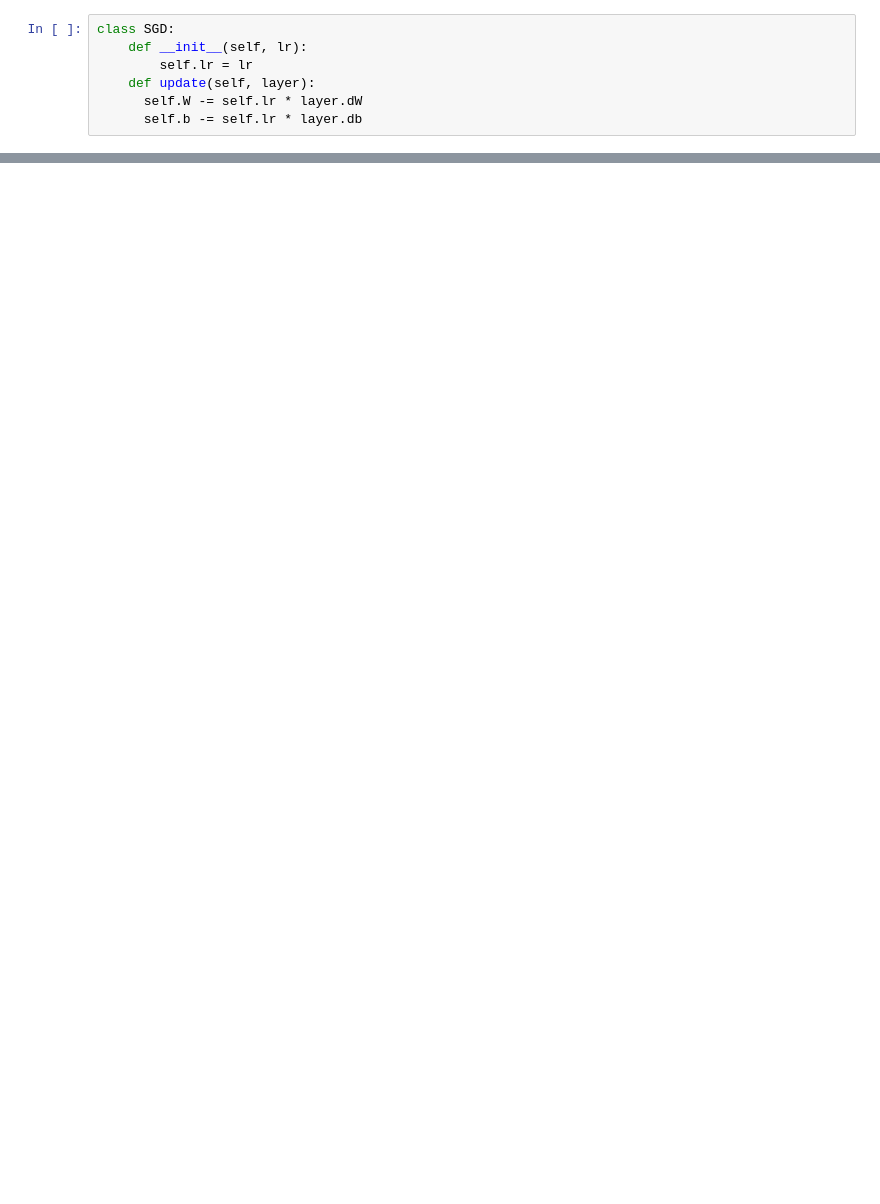
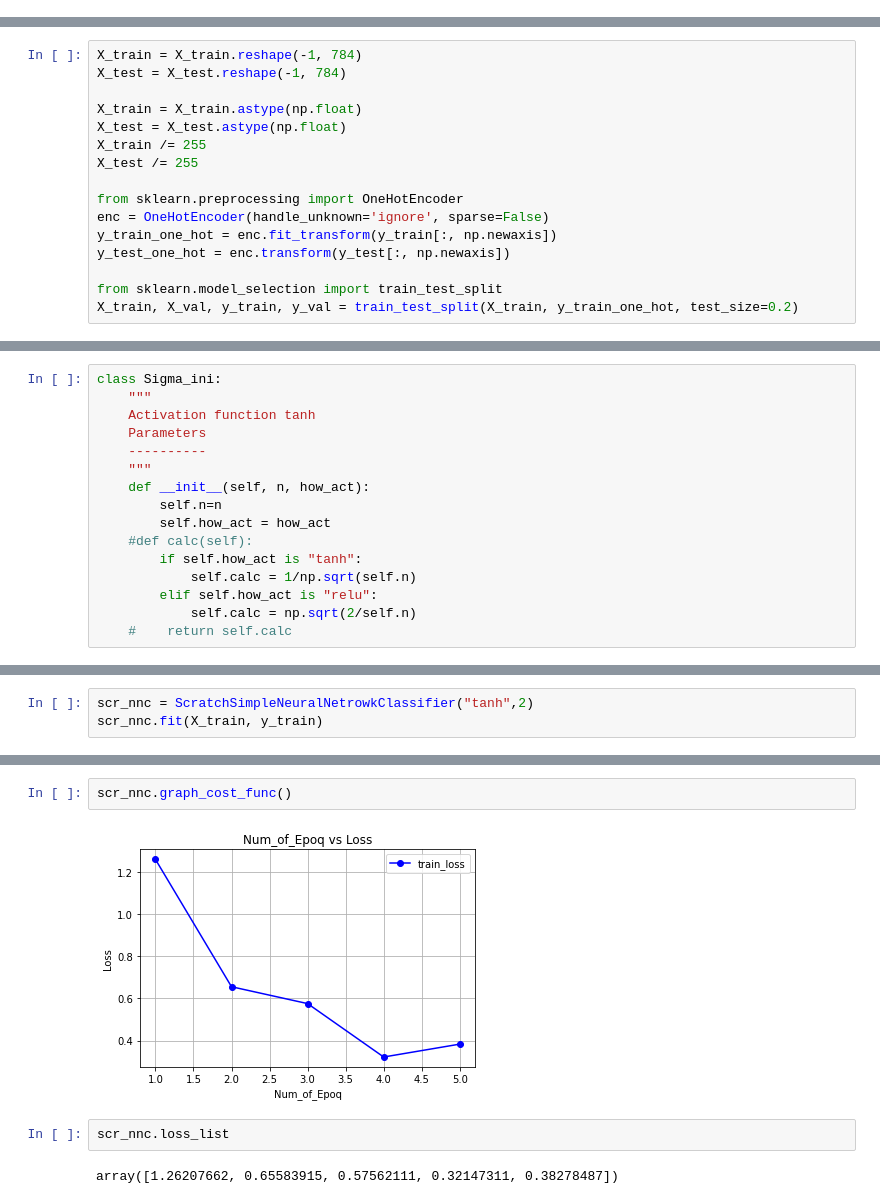
Before and after one commit to shekukamara142/my-first-project, a Jupyter notebook: sprint 10 Deep neural network.ipynb, the cells around one changed output, grey strips where cells are left out. Drawn from its saved outputs; the diff is of its cells as text; blank space fills up the shorter version.

```diff
--- a/sprint 10 Deep neural network.ipynb
+++ b/sprint 10 Deep neural network.ipynb
@@ -250,7 +0,0 @@ class SimpleInitializer:
-# %%
-class SGD:
-    def __init__(self, lr):
-        self.lr = lr
-    def update(self, layer):
-      self.W -= self.lr * layer.dW
-      self.b -= self.lr * layer.db
@@ -288,0 +14,16 @@ class ReLu:
+# %%
+X_train = X_train.reshape(-1, 784)
+X_test = X_test.reshape(-1, 784)
+
+X_train = X_train.astype(np.float)
+X_test = X_test.astype(np.float)
+X_train /= 255
+X_test /= 255
+
+from sklearn.preprocessing import OneHotEncoder
+enc = OneHotEncoder(handle_unknown='ignore', sparse=False)
+y_train_one_hot = enc.fit_transform(y_train[:, np.newaxis])
+y_test_one_hot = enc.transform(y_test[:, np.newaxis])
+
+from sklearn.model_selection import train_test_split
+X_train, X_val, y_train, y_val = train_test_split(X_train, y_train_one_hot, test_size=0.2)
@@ -288,0 +311,16 @@ class ReLu:
+# %%
+class Sigma_ini:
+    """
+    Activation function tanh
+    Parameters
+    ----------
+    """
+    def __init__(self, n, how_act):
+        self.n=n
+        self.how_act = how_act
+    #def calc(self):
+        if self.how_act is "tanh":
+            self.calc = 1/np.sqrt(self.n)
+        elif self.how_act is "relu":
+            self.calc = np.sqrt(2/self.n)
+    #    return self.calc
@@ -288,0 +545,3 @@ class ReLu:
+# %%
+scr_nnc = ScratchSimpleNeuralNetrowkClassifier("tanh",2)
+scr_nnc.fit(X_train, y_train)
@@ -288,0 +573,8 @@ class ReLu:
+# %%
+scr_nnc.graph_cost_func()
+# %% [output]
+[figure, added]
+# %%
+scr_nnc.loss_list
+# %% [output]
+array([1.26207662, 0.65583915, 0.57562111, 0.32147311, 0.38278487])
```
Also changed, not shown: parts of 48 cells of this notebook.
